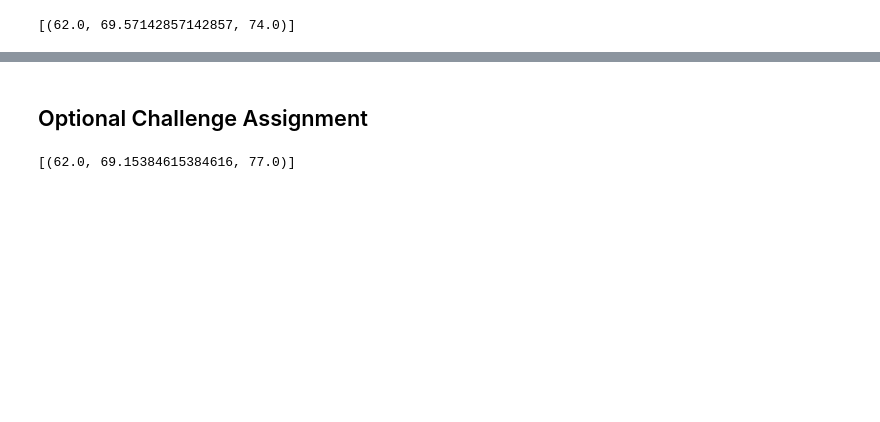
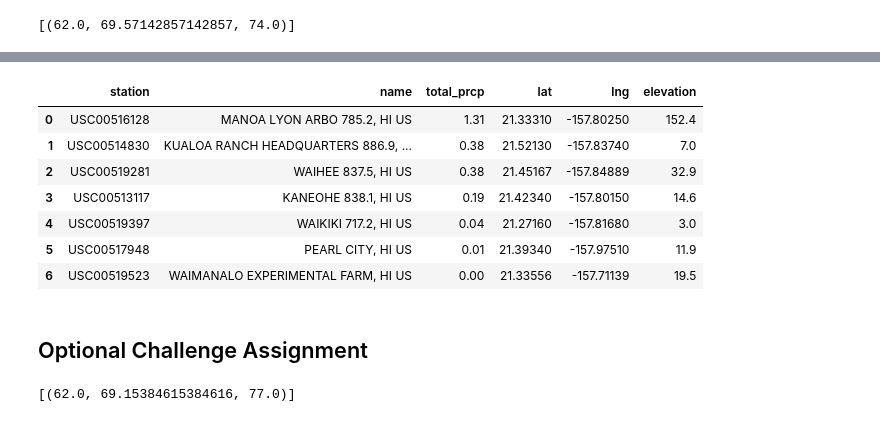
Before and after one commit to ZGrinacoff/Advanced-Data-Storage-and-Retrieval-Surfs-Up, a Jupyter notebook: climate_analysis.ipynb, the cells around one changed output, grey strips where cells are left out. Drawn from its saved outputs; the diff is of its cells as text; code cells hidden in the pictures; blank space fills up the shorter version.

```diff
--- a/climate_analysis.ipynb
+++ b/climate_analysis.ipynb
@@ -354,0 +320,20 @@ plt.show()
+# %%
+# Query total amount of rainfall per station for trip dates.
+# Format required field into list to select all in query.
+selection = ([
+    Station.station,
+    Station.name,
+    func.sum(Measurement.prcp),
+    Station.latitude,
+    Station.longitude,
+    Station.elevation
+])
+
+# Query for selection, merge on "station", for range start/end dates.
+# Group by station and order by precipitation amount descending.
+trip_prcptotals = session.query(*selection).\
+    filter(Station.station == Measurement.station).\
+    filter(Measurement.date >= start_date).filter(Measurement.date <= end_date).\
+    group_by(Station.station).order_by(func.sum(Measurement.prcp).desc()).all()
+
+trip_prcptotals
@@ -355,3 +358,15 @@ plt.show()
+# %%
+df_trip_prcptotals = pd.DataFrame(trip_prcptotals, columns=["station", "name", "total_prcp", "lat", "lng", "elevation"])
+df_trip_prcptotals
+# %% [output]
+|  | station | name | total_prcp | lat | lng | elevation |
+| 0 | USC00516128 | MANOA LYON ARBO 785.2, HI US | 1.31 | 21.33310 | -157.80250 | 152.4 |
+| 1 | USC00514830 | KUALOA RANCH HEADQUARTERS 886.9, ... | 0.38 | 21.52130 | -157.83740 | 7.0 |
+| 2 | USC00519281 | WAIHEE 837.5, HI US | 0.38 | 21.45167 | -157.84889 | 32.9 |
+| 3 | USC00513117 | KANEOHE 838.1, HI US | 0.19 | 21.42340 | -157.80150 | 14.6 |
+| 4 | USC00519397 | WAIKIKI 717.2, HI US | 0.04 | 21.27160 | -157.81680 | 3.0 |
+| 5 | USC00517948 | PEARL CITY, HI US | 0.01 | 21.39340 | -157.97510 | 11.9 |
+| 6 | USC00519523 | WAIMANALO EXPERIMENTAL FARM, HI US | 0.00 | 21.33556 | -157.71139 | 19.5 |
 # %% [markdown]
 ## Optional Challenge Assignment
 # %%
```
Also changed, not shown: parts of 15 cells of this notebook.
